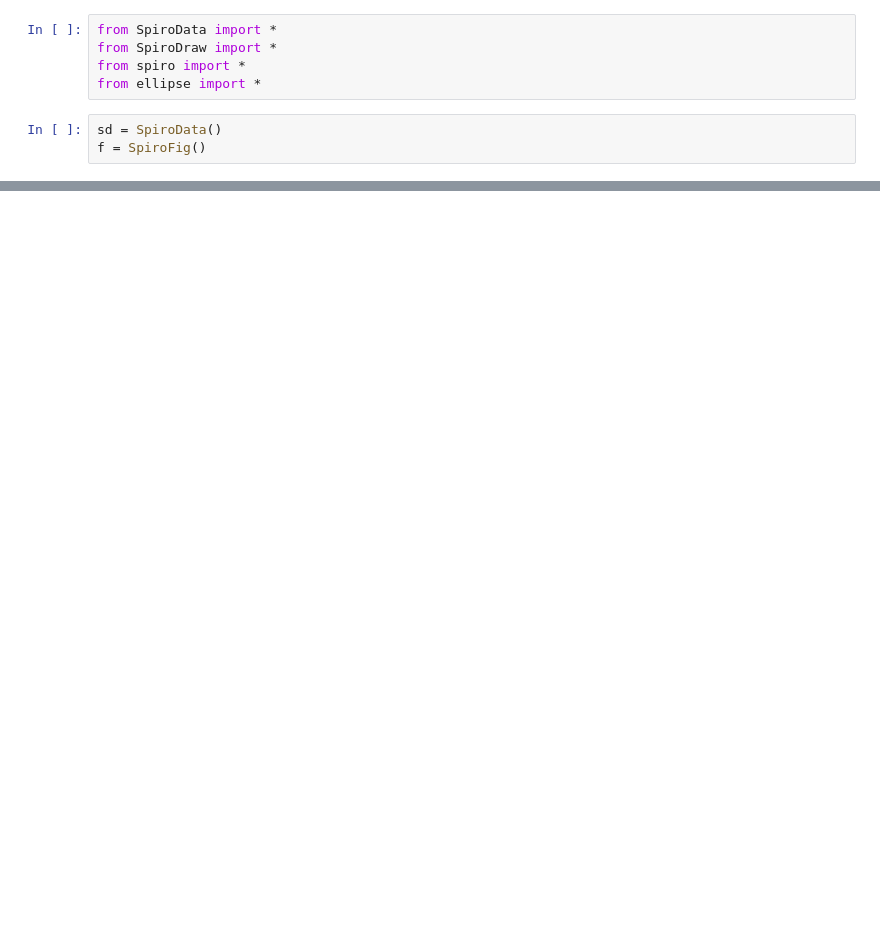
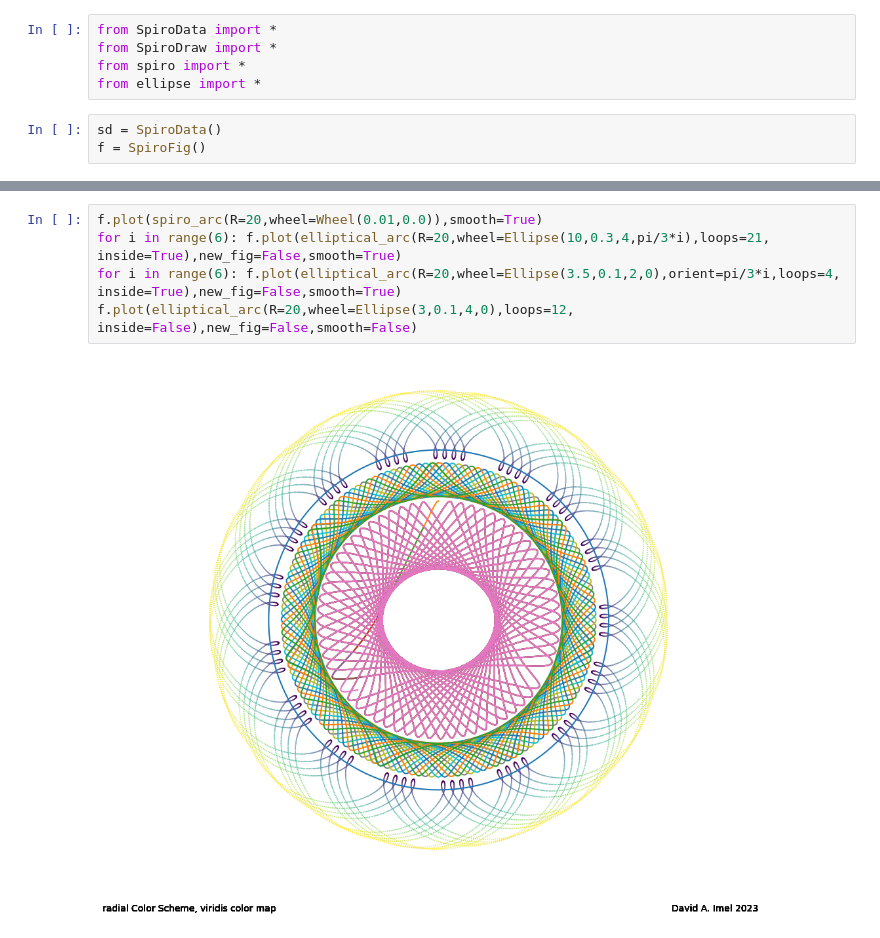
Before and after one commit to donalgrant/spiro, a Jupyter notebook: ellipticals.ipynb, the cells around one changed output, grey strips where cells are left out. Drawn from its saved outputs; the diff is of its cells as text; blank space fills up the shorter version.

```diff
--- a/ellipticals.ipynb
+++ b/ellipticals.ipynb
@@ -26,3 +22,10 @@ f.caption('multiple elliptical arcs')
+# %%
+f.plot(spiro_arc(R=20,wheel=Wheel(0.01,0.0)),smooth=True)
+for i in range(6): f.plot(elliptical_arc(R=20,wheel=Ellipse(10,0.3,4,pi/3*i),loops=21, inside=True),new_fig=False,smooth=True)
+for i in range(6): f.plot(elliptical_arc(R=20,wheel=Ellipse(3.5,0.1,2,0),orient=pi/3*i,loops=4, inside=True),new_fig=False,smooth=True)
+f.plot(elliptical_arc(R=20,wheel=Ellipse(3,0.1,4,0),loops=12, inside=False),new_fig=False,smooth=False)
+# %% [output]
+[figure, added]
 # %%
 f=SpiroFig()
 sd=SpiroData()
```
Also changed, not shown: parts of 12 cells of this notebook, 2 other files.
